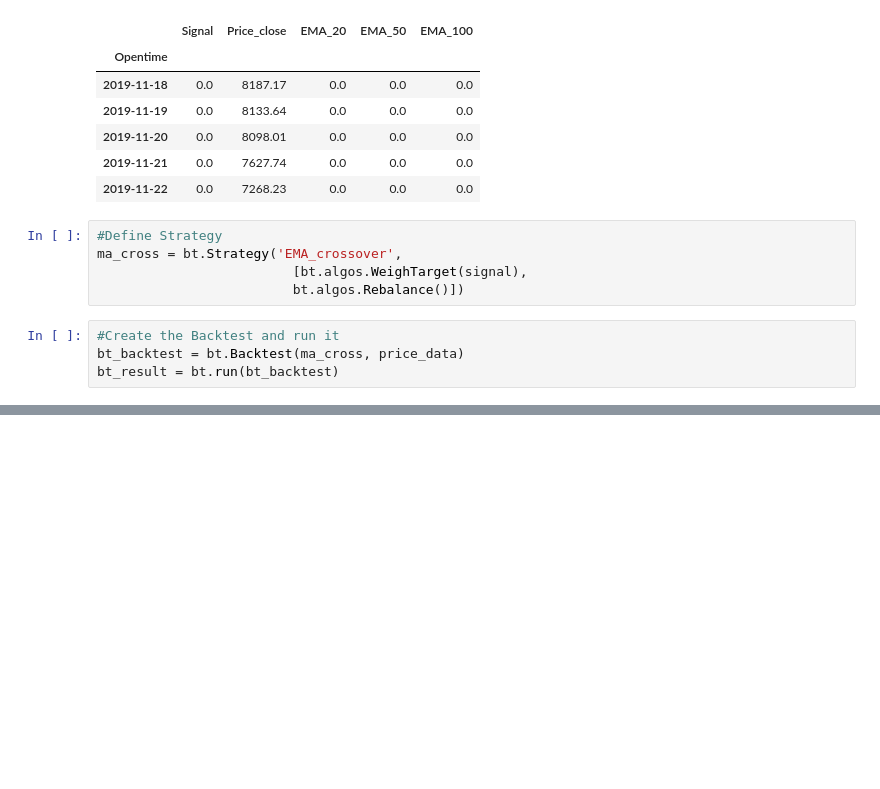
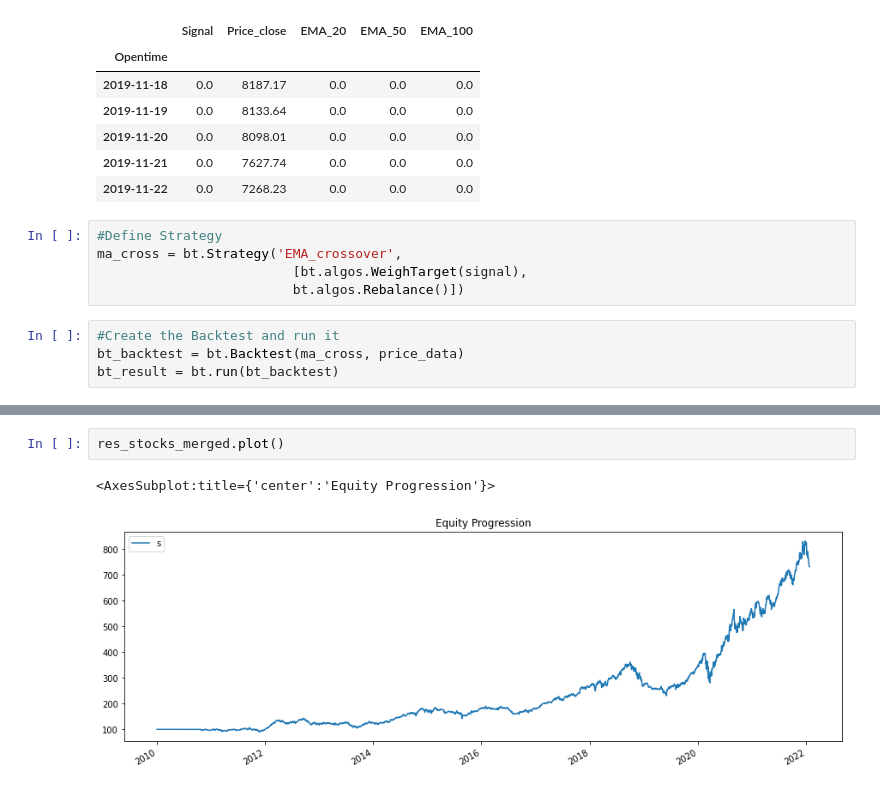
Before and after one commit to gap689/crypto-data-analysis, a Jupyter notebook: tradingmachinelearning/Backtesting.ipynb, the cells around one changed output, grey strips where cells are left out. Drawn from its saved outputs; the diff is of its cells as text; blank space fills up the shorter version.

```diff
--- a/tradingmachinelearning/Backtesting.ipynb
+++ b/tradingmachinelearning/Backtesting.ipynb
@@ -296,0 +443,5 @@ Win 12m %            75.00%
+# %%
+res_stocks_merged.plot()
+# %% [output]
+<AxesSubplot:title={'center':'Equity Progression'}>
+[figure, added]
```
Also changed, not shown: parts of 25 cells of this notebook.
